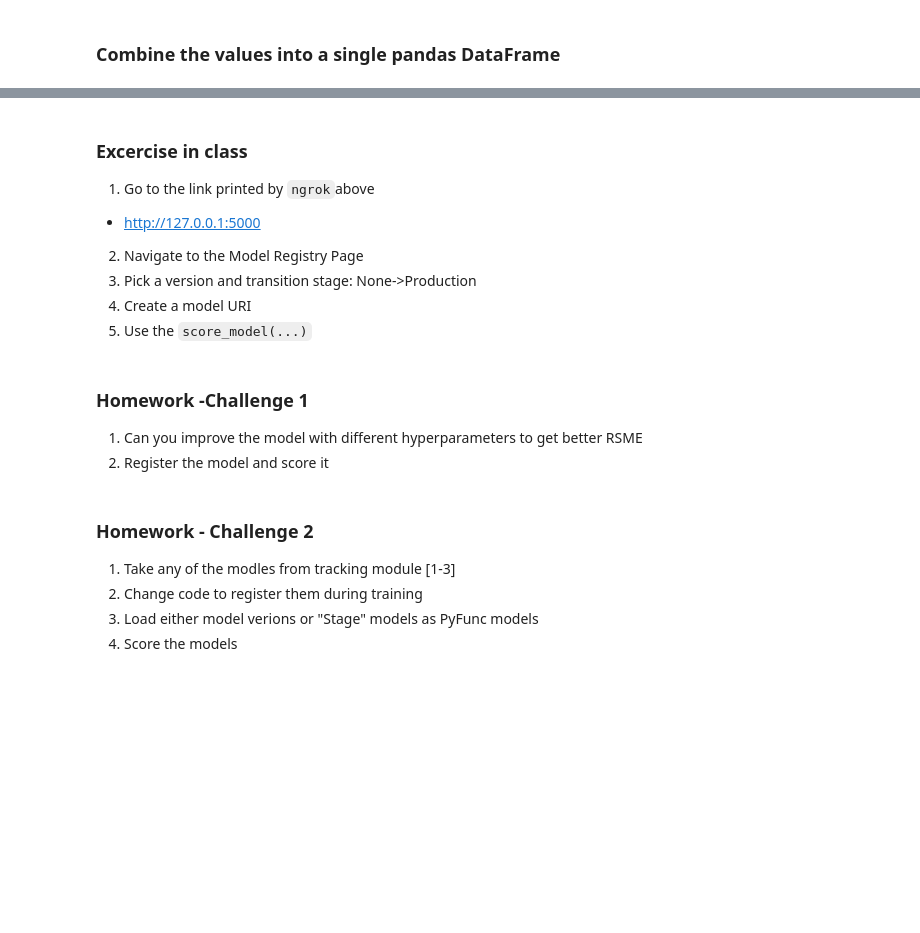
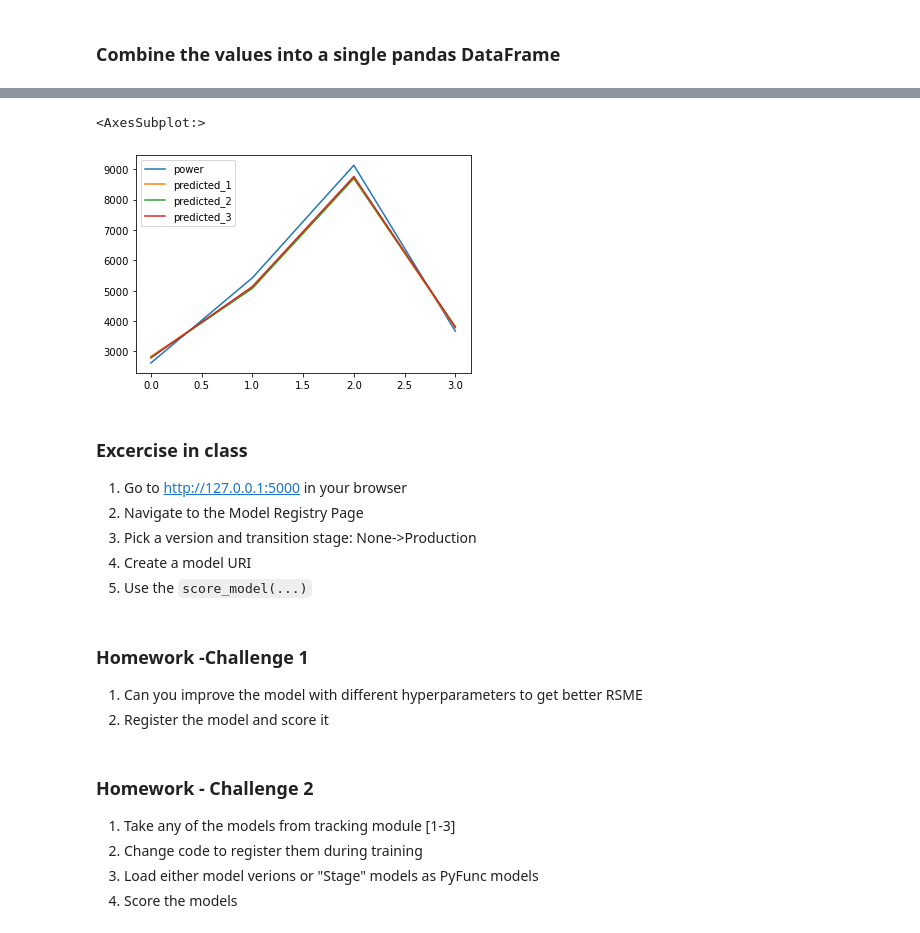
Before and after one commit to dmatrix/tmls-workshop, a Jupyter notebook: model_registery/notebooks/run_weather_forecast.ipynb, the cells around one changed output, grey strips where cells are left out. Cells and saved outputs as stored; diff of their text form; code cells hidden in the pictures; blank space fills up the shorter version.

Commit message:
Added plotting predictions and animated gifs
Signed-off-by: Jules Damji <dmatrix@comcast.net>

```diff
--- a/model_registery/notebooks/run_weather_forecast.ipynb
+++ b/model_registery/notebooks/run_weather_forecast.ipynb
@@ -262,8 +276,14 @@ actual_power
+# %%
+%matplotlib inline
+
+actual_power.plot.line()
+# %% [output]
+<AxesSubplot:>
+[figure, added]
 # %% [markdown]
 ### Excercise in class
 
-1. Go to the link printed by `ngrok`above
- *  http://127.0.0.1:5000
+1. Go to http://127.0.0.1:5000 in your browser
 2. Navigate to the Model Registry Page
 3. Pick a version and transition stage: None->Production
 4. Create a model URI
@@ -275,7 +295,7 @@ actual_power
 2. Register the model and score it
 # %% [markdown]
 ### Homework - Challenge 2
-1. Take any of the modles from tracking module [1-3]
+1. Take any of the models from tracking module [1-3]
 2. Change code to register them during training
 3. Load either model verions or "Stage" models as PyFunc models
 4. Score the models
```
Also changed, not shown: parts of 8 cells of this notebook.
